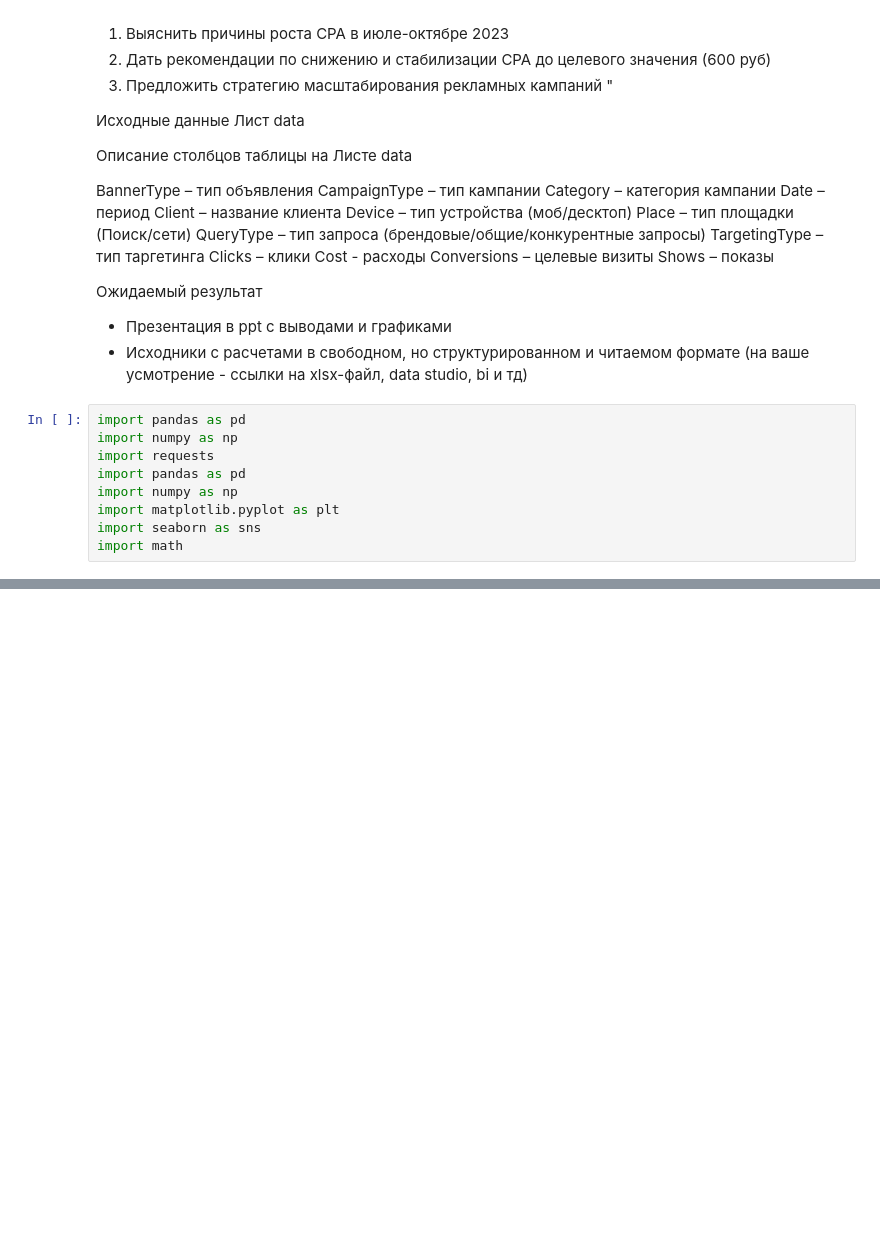
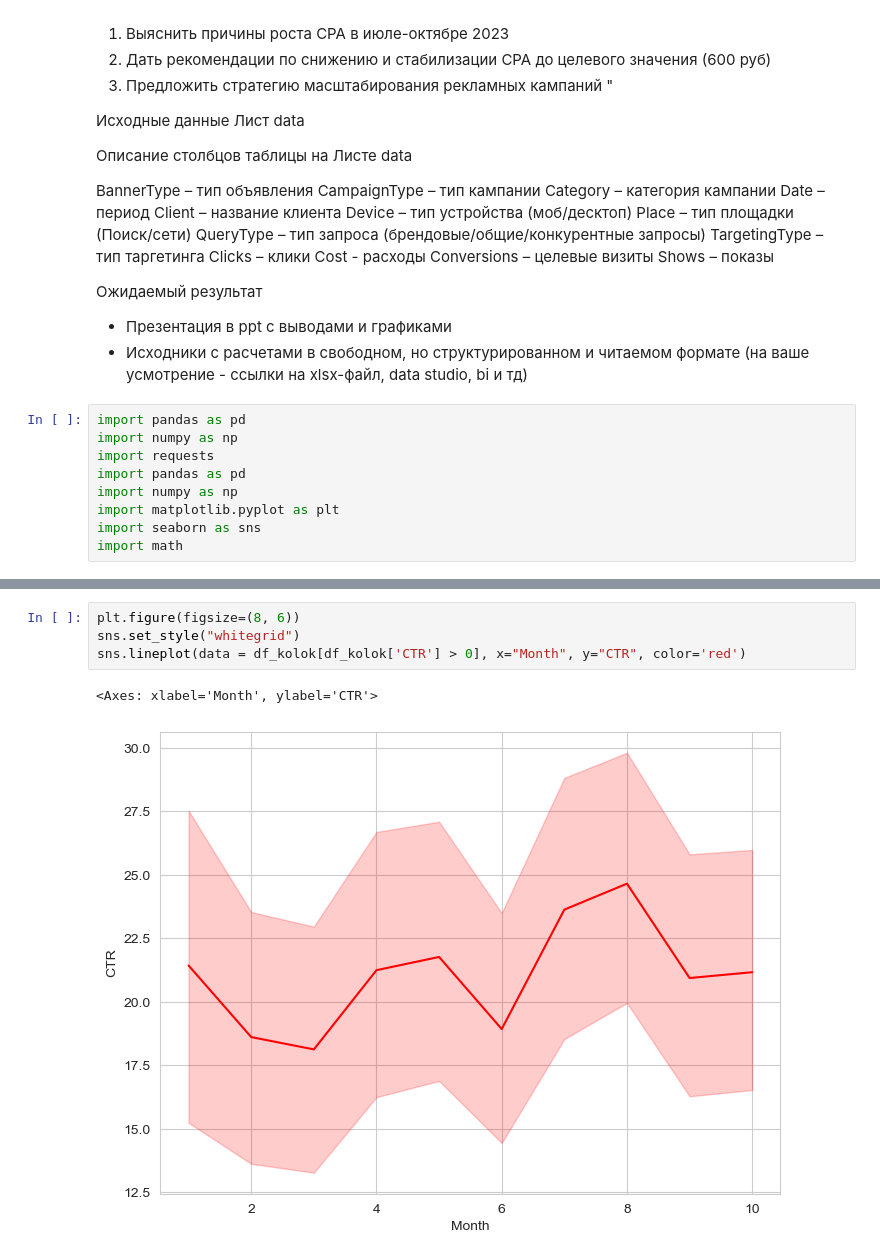
Before and after one commit to Kugo131/Yandex_ad, a Jupyter notebook: Yandex_code.ipynb, the cells around one changed output, grey strips where cells are left out. Drawn from its saved outputs; the diff is of its cells as text; blank space fills up the shorter version.

```diff
--- a/Yandex_code.ipynb
+++ b/Yandex_code.ipynb
@@ -92,0 +162,7 @@ average_cpa
+# %%
+plt.figure(figsize=(8, 6))
+sns.set_style("whitegrid")
+sns.lineplot(data = df_kolok[df_kolok['CTR'] > 0], x="Month", y="CTR", color='red')
+# %% [output]
+<Axes: xlabel='Month', ylabel='CTR'>
+[figure, added]
```
Also changed, not shown: parts of 11 cells of this notebook.
